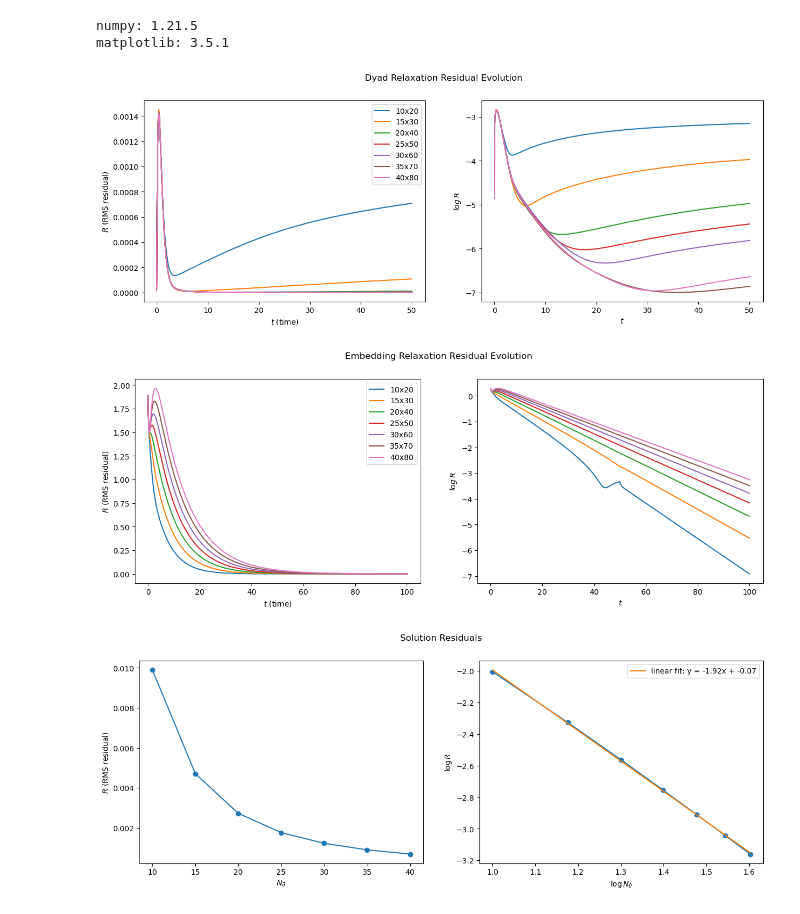
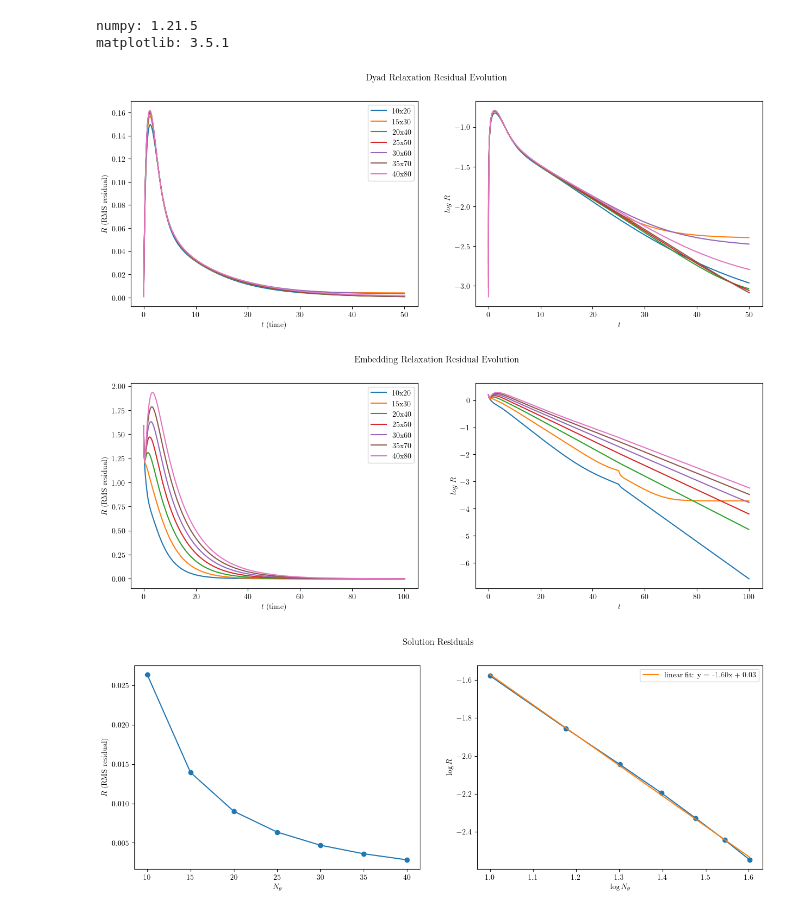
Before and after one commit to iago-mendes/eucled, a Jupyter notebook: src/exercises/09-convergence/assets/plots.ipynb, the cells around one changed output. Drawn from its saved outputs; the diff is of its cells as text; code cells hidden in the pictures.

Commit message:
Fix non-axisymmetric z-peanut metric and run analyses with it.

```diff
--- a/src/exercises/09-convergence/assets/plots.ipynb
+++ b/src/exercises/09-convergence/assets/plots.ipynb
@@ -12,7 +12,9 @@ from matplotlib import cm
 from matplotlib.ticker import MaxNLocator
 
 plt.rcParams.update({
-	"text.usetex": False,
+	"text.usetex" : True,
+	"font.family" : "serif",
+	"font.serif" : ["Computer Modern Serif"]
 })
 # %% [output]
 numpy: 1.21.5
@@ -22,54 +24,54 @@ matplotlib: 3.5.1
 
 fig, (ax1, ax2) = plt.subplots(1,2)
 
 entries = [
-	[np.genfromtxt('residuals_ellipsoid_10x20.csv', delimiter=','), '10x20', 2.25e-02],
-	[np.genfromtxt('residuals_ellipsoid_15x30.csv', delimiter=','), '15x30', 1.00e-02],
-	[np.genfromtxt('residuals_ellipsoid_20x40.csv', delimiter=','), '20x40', 5.62e-03],
-	[np.genfromtxt('residuals_ellipsoid_25x50.csv', delimiter=','), '25x50', 3.60e-03],
-	[np.genfromtxt('residuals_ellipsoid_30x60.csv', delimiter=','), '30x60', 2.50e-03],
-	[np.genfromtxt('residuals_ellipsoid_35x70.csv', delimiter=','), '35x70', 1.84e-03],
-	[np.genfromtxt('residuals_ellipsoid_40x80.csv', delimiter=','), '40x80', 1.41e-03],
+	[np.genfromtxt('residuals_nonaxi_peanut_10x20.csv', delimiter=','), '10x20', 2.25e-02],
+	[np.genfromtxt('residuals_nonaxi_peanut_15x30.csv', delimiter=','), '15x30', 1.00e-02],
+	[np.genfromtxt('residuals_nonaxi_peanut_20x40.csv', delimiter=','), '20x40', 5.62e-03],
+	[np.genfromtxt('residuals_nonaxi_peanut_25x50.csv', delimiter=','), '25x50', 3.60e-03],
+	[np.genfromtxt('residuals_nonaxi_peanut_30x60.csv', delimiter=','), '30x60', 2.50e-03],
+	[np.genfromtxt('residuals_nonaxi_peanut_35x70.csv', delimiter=','), '35x70', 1.84e-03],
+	[np.genfromtxt('residuals_nonaxi_peanut_40x80.csv', delimiter=','), '40x80', 1.41e-03],
 ]
 
 
 for entry in entries:
 	i_values = np.array(entry[0][:,0])
 	residuals = np.array(entry[0][:,1])
 	log_residuals = np.log(residuals) / np.log(10)
 
 	label = entry[1]
 
 	time_step = entry[2]
 	times = np.array(i_values) * time_step
 
 	ax1.plot(times, residuals, label = label)
 	ax1.set(xlabel='$t$ (time)', ylabel='$R$ (RMS residual)')
 
 	ax2.plot(times, log_residuals, label = label)
 	ax2.set(xlabel='$t$', ylabel='$log \; R$')
 
 fig.suptitle('Dyad Relaxation Residual Evolution')
 fig.set_size_inches(15, 5, forward=True)
 fig.set_dpi(100)
 
 ax1.legend()
 plt.show()
 # %% [output]
-[figure, old version]
+[figure, new version]
 # %%
 # EMBEDDING RELAXATION RESIDUAL
 
 fig, (ax1, ax2) = plt.subplots(1,2)
 
 entries = [
-	[np.genfromtxt('embedding_residuals_ellipsoid_10x20.csv', delimiter=','), '10x20', 2.25e-02],
-	[np.genfromtxt('embedding_residuals_ellipsoid_15x30.csv', delimiter=','), '15x30', 1.00e-02],
-	[np.genfromtxt('embedding_residuals_ellipsoid_20x40.csv', delimiter=','), '20x40', 5.62e-03],
-	[np.genfromtxt('embedding_residuals_ellipsoid_25x50.csv', delimiter=','), '25x50', 3.60e-03],
-	[np.genfromtxt('embedding_residuals_ellipsoid_30x60.csv', delimiter=','), '30x60', 2.50e-03],
-	[np.genfromtxt('embedding_residuals_ellipsoid_35x70.csv', delimiter=','), '35x70', 1.84e-03],
-	[np.genfromtxt('embedding_residuals_ellipsoid_40x80.csv', delimiter=','), '40x80', 1.41e-03],
+	[np.genfromtxt('embedding_residuals_nonaxi_peanut_10x20.csv', delimiter=','), '10x20', 2.25e-02],
+	[np.genfromtxt('embedding_residuals_nonaxi_peanut_15x30.csv', delimiter=','), '15x30', 1.00e-02],
+	[np.genfromtxt('embedding_residuals_nonaxi_peanut_20x40.csv', delimiter=','), '20x40', 5.62e-03],
+	[np.genfromtxt('embedding_residuals_nonaxi_peanut_25x50.csv', delimiter=','), '25x50', 3.60e-03],
+	[np.genfromtxt('embedding_residuals_nonaxi_peanut_30x60.csv', delimiter=','), '30x60', 2.50e-03],
+	[np.genfromtxt('embedding_residuals_nonaxi_peanut_35x70.csv', delimiter=','), '35x70', 1.84e-03],
+	[np.genfromtxt('embedding_residuals_nonaxi_peanut_40x80.csv', delimiter=','), '40x80', 1.41e-03],
 ]
 
 
@@ -96,7 +98,7 @@ fig.set_dpi(100)
 ax1.legend()
 plt.show()
 # %% [output]
-[figure, old version]
+[figure, new version]
 # %%
 # SOLUTION RESIDUALS (CONVERGENCE TEST)
 
@@ -124,7 +126,7 @@ fig.set_dpi(100)
 ax2.legend()
 plt.show()
 # %% [output]
-[figure, old version]
+[figure, new version]
 # %%
 # TIME ANALYSIS
 fig, (ax1, ax2) = plt.subplots(1,2)
```
Also changed, not shown: parts of 2 cells of this notebook, 3 other files.
